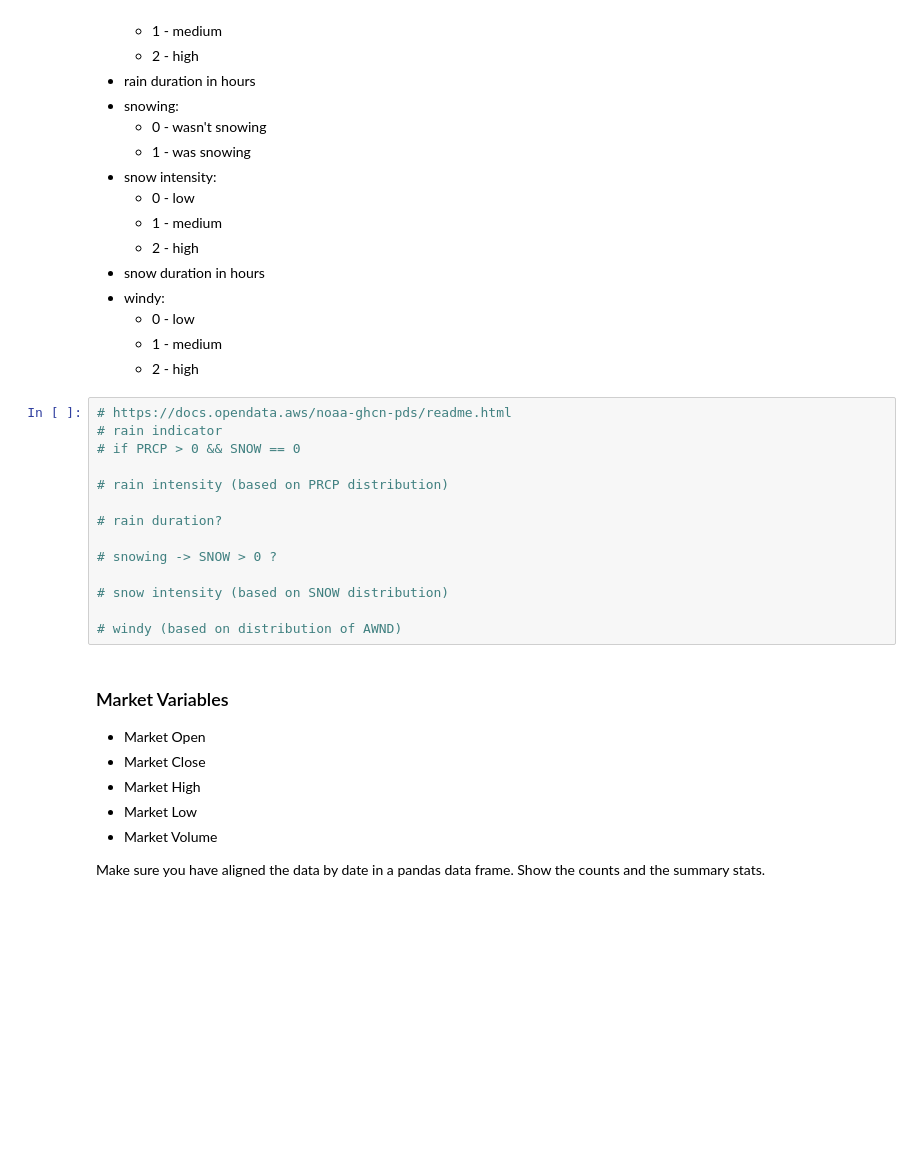
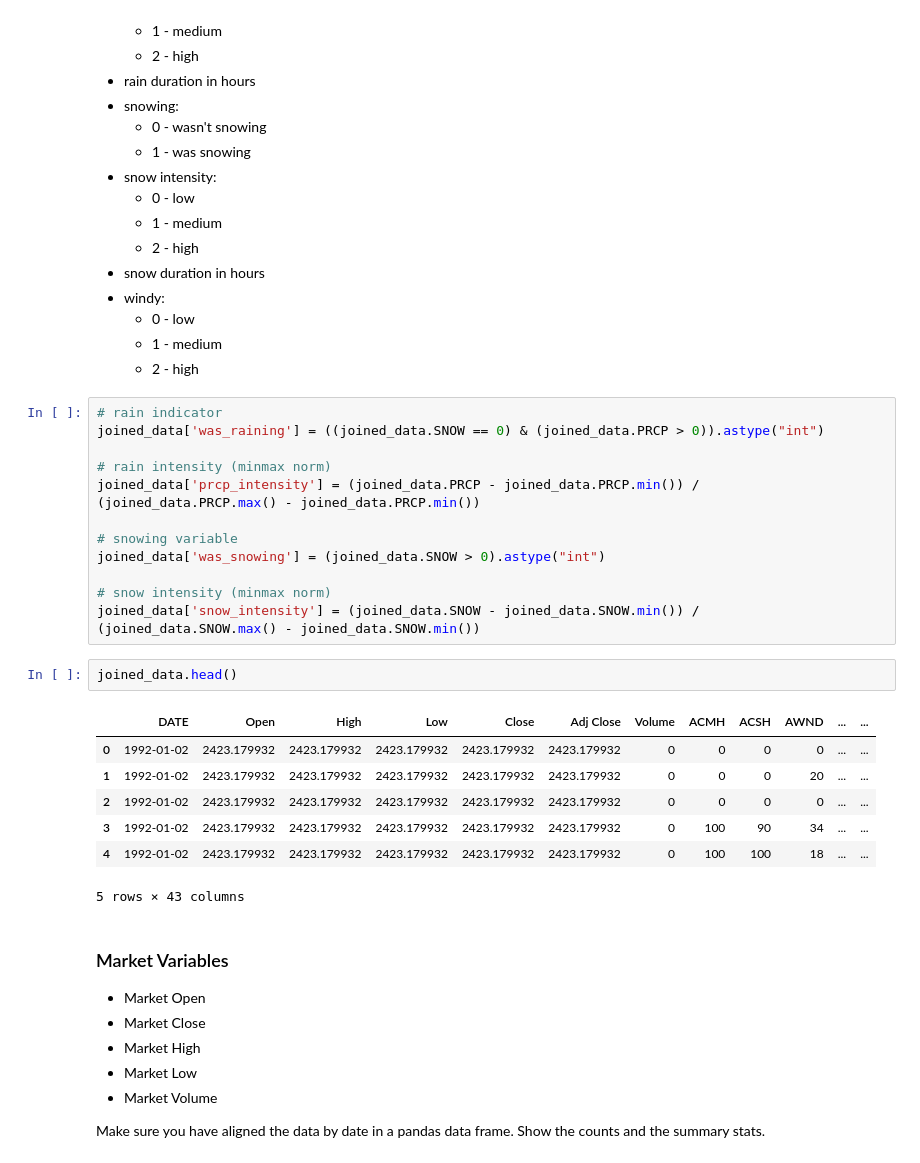
Before and after one commit to tduffy000/deep-learning-spring-20, a Jupyter notebook: hw2/tduffy000_hw2_problem5.ipynb, the cells around one changed output. Saved outputs shown, nothing was run; the diff lists cells and outputs as text; blank space fills up the shorter version.

```diff
--- a/hw2/tduffy000_hw2_problem5.ipynb
+++ b/hw2/tduffy000_hw2_problem5.ipynb
@@ -193,20 +193,28 @@ Pull out and encode the various variables listed below and set up these varaible
     - 0 - low
     - 1 - medium
     - 2 - high
-# %%
-# https://docs.opendata.aws/noaa-ghcn-pds/readme.html
-# rain indicator
-# if PRCP > 0 && SNOW == 0
-
-# rain intensity (based on PRCP distribution)
-
-# rain duration?
-
-# snowing -> SNOW > 0 ?
-
-# snow intensity (based on SNOW distribution)
-
-# windy (based on distribution of AWND)
+# %%
+# rain indicator
+joined_data['was_raining'] = ((joined_data.SNOW == 0) & (joined_data.PRCP > 0)).astype("int")
+
+# rain intensity (minmax norm)
+joined_data['prcp_intensity'] = (joined_data.PRCP - joined_data.PRCP.min()) / (joined_data.PRCP.max() - joined_data.PRCP.min())
+
+# snowing variable
+joined_data['was_snowing'] = (joined_data.SNOW > 0).astype("int")
+
+# snow intensity (minmax norm)
+joined_data['snow_intensity'] = (joined_data.SNOW - joined_data.SNOW.min()) / (joined_data.SNOW.max() - joined_data.SNOW.min())
+# %%
+joined_data.head()
+# %% [output]
+|  | DATE | Open | High | Low | Close | Adj Close | Volume | ACMH | ACSH | AWND | ... | ... |
+| 0 | 1992-01-02 | 2423.179932 | 2423.179932 | 2423.179932 | 2423.179932 | 2423.179932 | 0 | 0 | 0 | 0 | ... | ... |
+| 1 | 1992-01-02 | 2423.179932 | 2423.179932 | 2423.179932 | 2423.179932 | 2423.179932 | 0 | 0 | 0 | 20 | ... | ... |
+| 2 | 1992-01-02 | 2423.179932 | 2423.179932 | 2423.179932 | 2423.179932 | 2423.179932 | 0 | 0 | 0 | 0 | ... | ... |
+| 3 | 1992-01-02 | 2423.179932 | 2423.179932 | 2423.179932 | 2423.179932 | 2423.179932 | 0 | 100 | 90 | 34 | ... | ... |
+| 4 | 1992-01-02 | 2423.179932 | 2423.179932 | 2423.179932 | 2423.179932 | 2423.179932 | 0 | 100 | 100 | 18 | ... | ... |
+5 rows × 43 columns
 # %% [markdown]
 ### Market Variables
 
```
Also changed, not shown: parts of 10 cells of this notebook.
